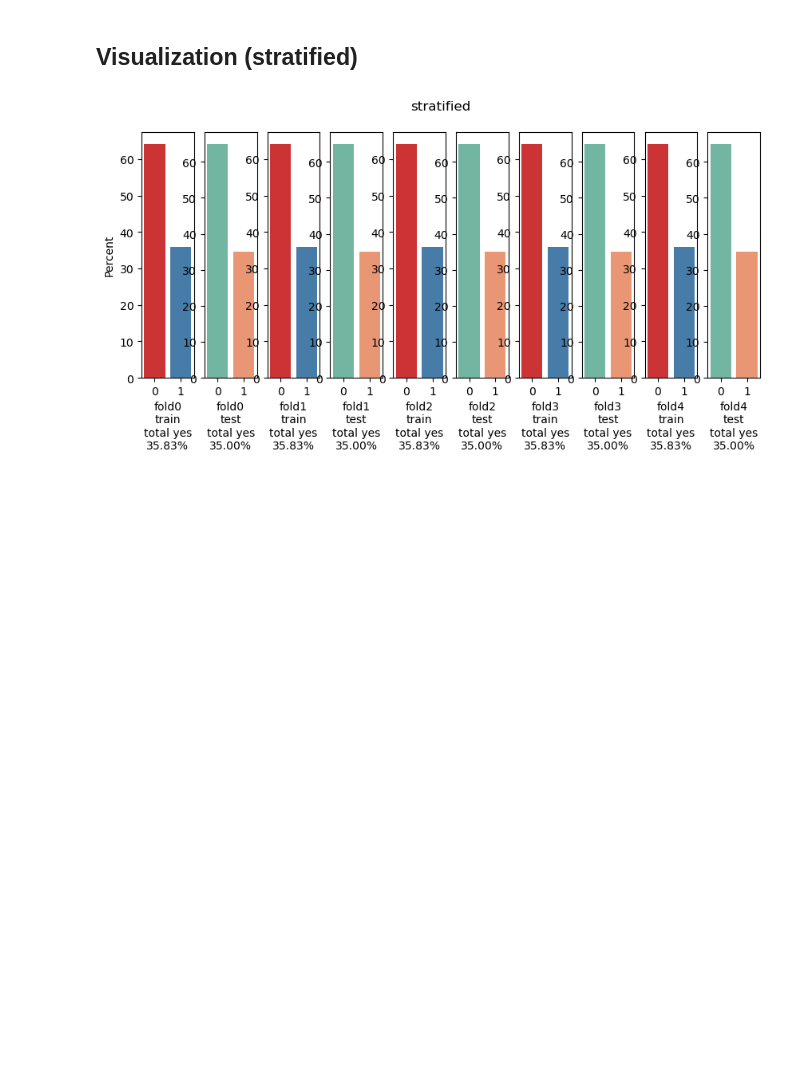
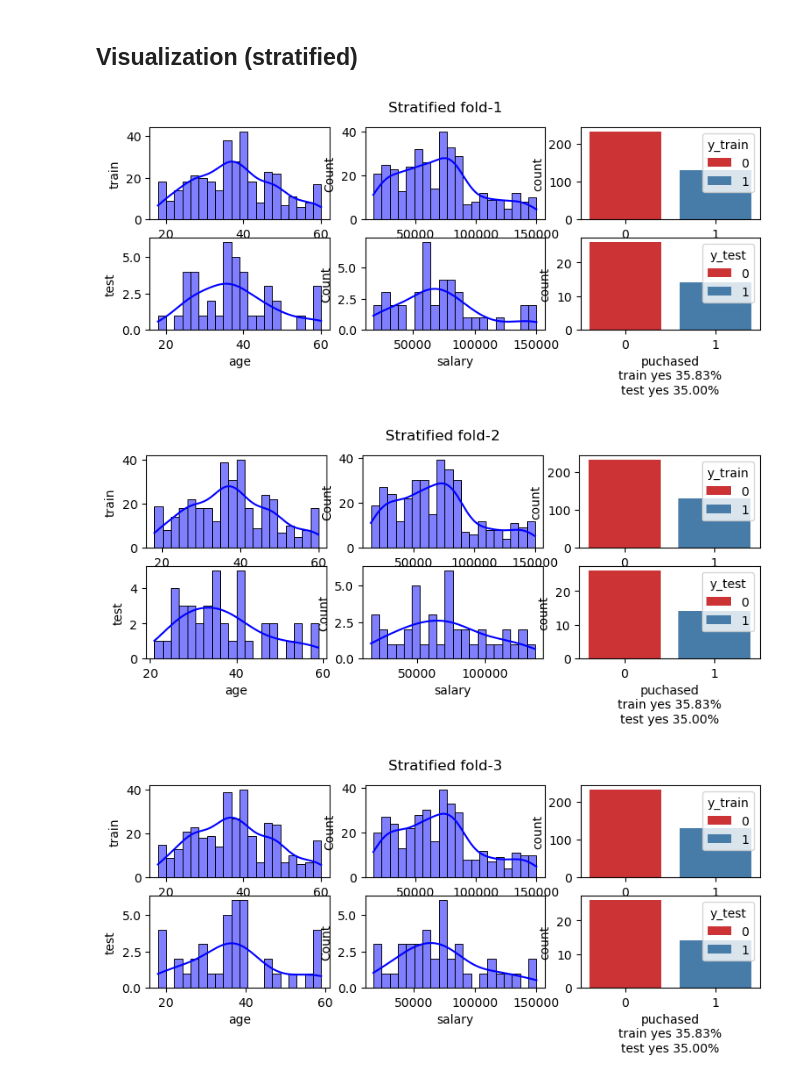
Before and after one commit to GuillaumeBouchetEpitech/some-teaching-material, a Jupyter notebook: plan-a/lessons/machine-learning/14.0.stratified-train-test-sets/14.2.stratified-kfold.ipynb, the cells around one changed output. Drawn from its saved outputs; the diff is of its cells as text; code cells hidden in the pictures; blank space fills up the shorter version.

```diff
--- a/plan-a/lessons/machine-learning/14.0.stratified-train-test-sets/14.2.stratified-kfold.ipynb
+++ b/plan-a/lessons/machine-learning/14.0.stratified-train-test-sets/14.2.stratified-kfold.ipynb
@@ -87,43 +109,17 @@ plt.show()
 # %% [markdown]
 ## Visualization (stratified)
 # %%
-num_folds = 5
 
-# kfold = KFold(n_splits=num_folds, shuffle=True, random_state=0)
 kfold = StratifiedShuffleSplit(n_splits=num_folds, random_state=0)
 
-# plt.figure(figsize=(20, 20))
-fig, axs = plt.subplots(1, num_folds * 2, figsize=(2 * num_folds,4))
-
-fig.suptitle('stratified')
-
 for index, (train_indices, test_indices) in enumerate(kfold.split(X, y)):
-  # X_train = X[train_indices, :]
+  X_train = X[train_indices, :]
   y_train = y[train_indices]
-  # X_test = X[test_indices, :]
+  X_test = X[test_indices, :]
   y_test = y[test_indices]
 
-  df_y_train = pd.DataFrame(y_train, columns=['y_train'])
-  df_y_test = pd.DataFrame(y_test, columns=['y_test'])
-
-  percent_yes_train = (df_y_train == True).sum() / df_y_train.shape[0]
-  percent_yes_test  = (df_y_test == True).sum() / df_y_test.shape[0]
-
-  plt.subplot(1, num_folds * 2, index * 2 + 1)
-  sns.countplot(x='y_train', data=df_y_train, hue='y_train', palette='Set1', stat='percent')
-  if index == 0:
-    plt.ylabel('Percent')
-  else:
-    plt.ylabel('')
-  plt.legend().remove()
-  plt.xlabel(f'fold{index}\ntrain\ntotal yes\n{float(percent_yes_train.iloc[0])*100:.2f}%')
-
-  plt.subplot(1, num_folds * 2, index * 2 + 2)
-  sns.countplot(x='y_test', data=df_y_test, hue='y_test', palette='Set2', stat='percent')
-  plt.ylabel('')
-  plt.legend().remove()
-  plt.xlabel(f'fold{index}\ntest\ntotal yes\n{float(percent_yes_test.iloc[0])*100:.2f}%')
-
-plt.show()
+  visualize(f"Stratified fold-{index + 1}", X_train, X_test, y_train, y_test)
 # %% [output]
-[figure, old version]
+[figure, new version]
+[figure, added]
+[figure, added]
```
Also changed, not shown: parts of 3 cells of this notebook, 3 other files.
